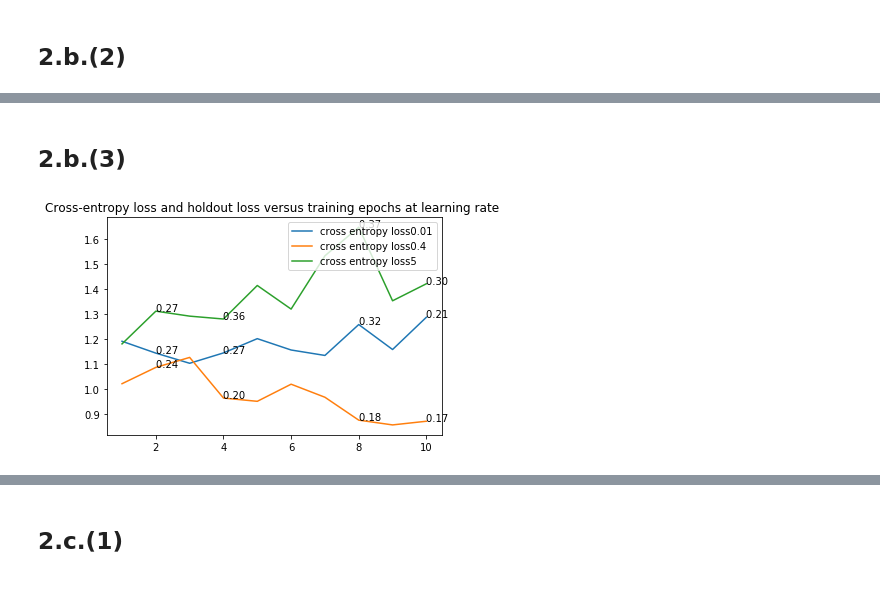
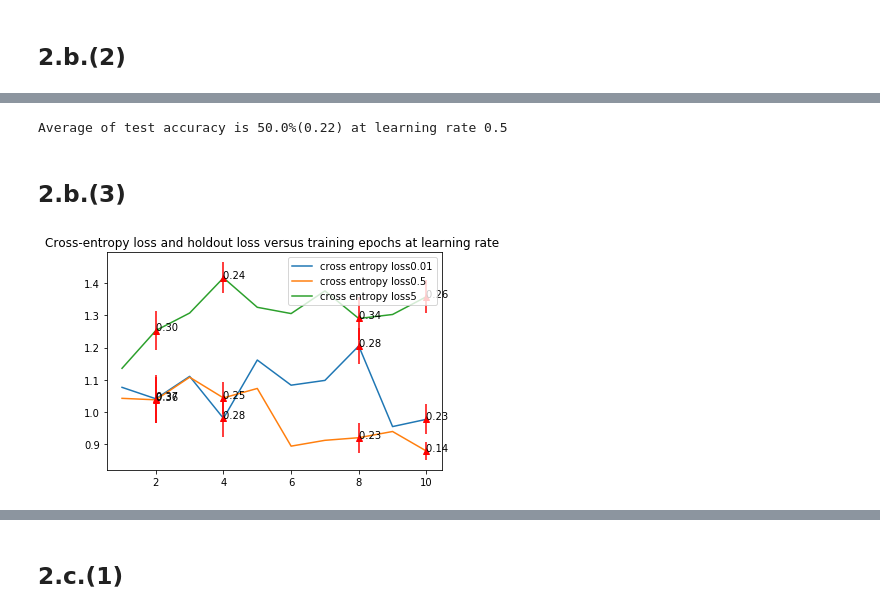
Before and after one commit to zyp5511/CSE253, a Jupyter notebook: hw1_2_1.ipynb, the cells around one changed output, grey strips where cells are left out. Cells and saved outputs as stored; diff of their text form; code cells hidden in the pictures.

```diff
--- a/hw1_2_1.ipynb
+++ b/hw1_2_1.ipynb
@@ -231,3 +212,12 @@ def display_six_emotions(images, labels):
         if sum(flag)== 0:
             break
     return six_im, six_label
+# %%
+## load data
+import numpy as np
+images_raw, labels_raw = load_data(data_dir="./CAFE/")
+images, labels = data_parse(images_raw, labels_raw)
+images,labels= shuffle_n_generate_data(images, labels)
+im = np.array(images[:48], 'float64')
+im_re = np.reshape(im, [len(im), -1])
+pca_result,evecs,evals,mean,vari = PCA(im_re, dims_rescaled_data=47)
@@ -403,12 +412,13 @@ def ramdom_pick(train, target):
 # %% [markdown]
 ## 2.b.(1) 10 runs
 # %%
+## initialization and set up input data
 loss_train = []
 loss_val = []
 test_accuracy = []
 test_results = []
 ep = 10
-lr =0.7
+lr =0.5
 sad_vector = get_sad(images_raw, labels_raw)
 sad =np.array(sad_vector,'float64')
 happy_vector = get_happy(images_raw, labels_raw)
@@ -456,11 +466,15 @@ epc = list(range(ep))
 epc = [x+1 for x in epc]
 plt.plot(epc, loss_avg, label = 'cross entropy loss')
 plt.plot(epc, loss_val_overall, label = 'holdout loss')
+plt.errorbar(2, loss_avg[1], loss_std[1]/5, c='r', linestyle='None', marker='^')
 plt.text(2,loss_avg[1], '%.2f'%loss_std[1])
+plt.errorbar(4, loss_avg[3], loss_std[3]/5, c='r', linestyle='None', marker='^')
 plt.text(4,loss_avg[3], '%.2f'%loss_std[3])
+plt.errorbar(8, loss_avg[7], loss_std[7]/5, c='r', linestyle='None', marker='^')
 plt.text(8,loss_avg[7], '%.2f'%loss_std[7])
+plt.errorbar(10, loss_avg[9], loss_std[9]/5, c='r', linestyle='None', marker='^')
 plt.text(10,loss_avg[9], '%.2f'%loss_std[9])
-plt.title('Cross-entropy loss and holdout loss versus training epochs at learning rate '+str(lr))
+plt.title('Losses versus training epochs at learning rate '+str(lr) + " PCA = 15")
 plt.xlabel('Number of epoches')
 plt.ylabel('Loss over epoches')
 plt.legend(bbox_to_anchor=(1, 1), loc='upper right', ncol=1)
@@ -494,10 +578,15 @@ Average of test accuracy is 50.0%(0.39) at learning rate 0.7
+# %%
+print('Average of test accuracy is '+ str(np.array(test_accuracy).mean()*100)+ "%"+\
+      "("+ "%.2f" %(np.array(test_accuracy).std())+")"+ " at learning rate " + str(lr))
+# %% [output]
+Average of test accuracy is 50.0%(0.22) at learning rate 0.5
 # %% [markdown]
 ## 2.b.(3)
 # %%
 ce_loss_lr = []
 val_loss_lr = []
 std_lr=[]
-lrlist = [0.01,0.4,5]
+lrlist = [0.01,0.5,5]
 for lr in lrlist:
     sad_vector = get_sad(images_raw, labels_raw)
     sad =np.array(sad_vector,'float64')
@@ -527,39 +616,35 @@ for lr in lrlist:
         # normalize test data and rescale it
         test_logistic_reshape = np.reshape(test_logistic,[len(test_logistic),-1])-train_mean
         test_logistic_pca = np.matmul(test_logistic_reshape,evect.T)
         # predict the test result and evaluate the prediction USING BEST WEIGHT
         test_prediction = sigmoid(np.dot(test_logistic_pca,best_weight))
         # record cross entropy loss, holdout loss and test accuracy over each run
         loss_train.append(ce_loss)
         loss_val.append(holdout_loss)
         test_accuracy.append(accuracy(test_label_logistic,test_prediction))
         test_results.append(test_prediction)
 
     loss_avg = np.array(loss_train).mean(axis=0)
     std_avg = np.array(loss_train).std(axis=0)
-#    print('When learning rate is ' + str(lr))
-#    print('Average of cross entropy loss is ')
-#    print(loss_avg)
-#    print('Validation loss is ')
-#    print(loss_val)
-#    print('Average of test accuracy is ')
-#    print(np.array(test_accuracy).mean())
-
     ce_loss_lr.append(loss_avg)
     std_lr.append(std_avg)
     val_loss_lr.append(np.array(loss_val).mean(axis=0))
 ce_loss_lr = np.array(ce_loss_lr)
 std_lr = np.array(std_lr)
 epoch = list(range(10))
 epoch = [x+1 for x in epoch]
 for i in range(len(lrlist)):
     plt.plot(epoch, ce_loss_lr[i], label = 'cross entropy loss'+str(lrlist[i]))
     plt.title('Cross-entropy loss and holdout loss versus training epochs at learning rate ')
     plt.text(2,ce_loss_lr[i,1], '%.2f '%std_lr[i,1])
+    plt.errorbar(2, ce_loss_lr[i,1], std_lr[i,1]/5, c='r', linestyle='None', marker='^')
     plt.text(4,ce_loss_lr[i,3], '%.2f '%std_lr[i,3])
+    plt.errorbar(4, ce_loss_lr[i,3], std_lr[i,3]/5, c='r', linestyle='None', marker='^')
     plt.text(8,ce_loss_lr[i,7], '%.2f '%std_lr[i,7])
+    plt.errorbar(8, ce_loss_lr[i,7], std_lr[i,7]/5, c='r', linestyle='None', marker='^')
     plt.text(10,ce_loss_lr[i,9], '%.2f '%std_lr[i,9])
+    plt.errorbar(10, ce_loss_lr[i,9], std_lr[i,9]/5, c='r', linestyle='None', marker='^')
     plt.legend(bbox_to_anchor=(1, 1), loc='upper right', ncol=1)
 plt.show()
 # %% [output]
-[figure, old version]
+[figure, new version]
```
Also changed, not shown: parts of 41 cells of this notebook.
